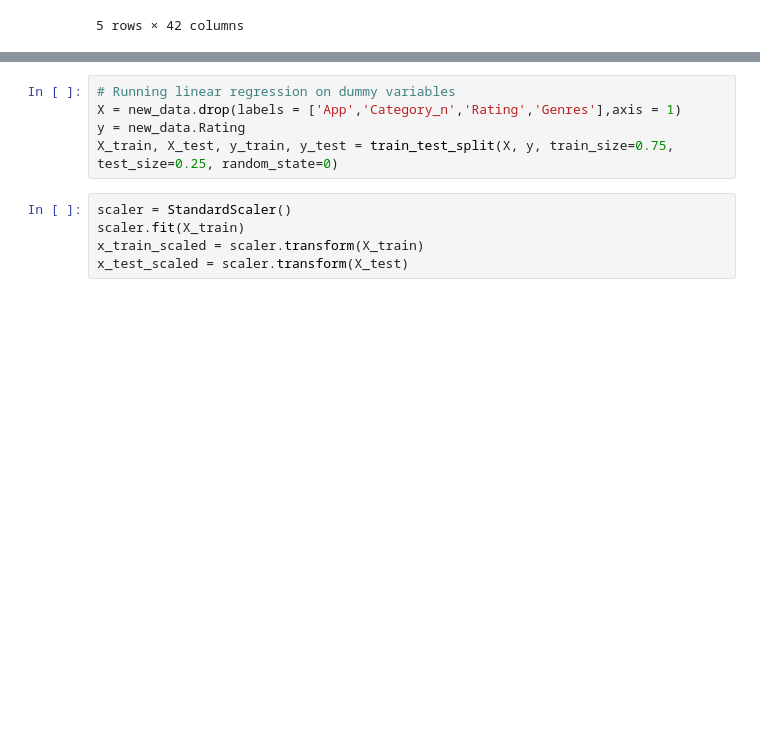
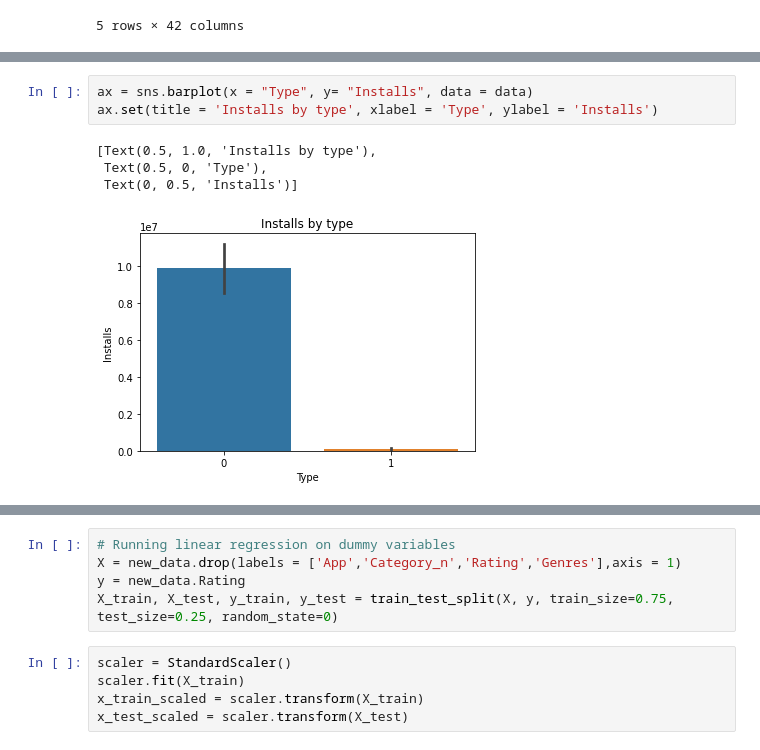
Before and after one commit to Sharat005/GooglePlaystoreAnalysis, a Jupyter notebook: PlaystoreAnalysis.ipynb, the cells around one changed output, grey strips where cells are left out. Saved outputs shown, nothing was run; the diff lists cells and outputs as text; blank space fills up the shorter version.

```diff
--- a/PlaystoreAnalysis.ipynb
+++ b/PlaystoreAnalysis.ipynb
@@ -304,0 +342,8 @@ new_data.head()
+# %%
+ax = sns.barplot(x = "Type", y= "Installs", data = data)
+ax.set(title = 'Installs by type', xlabel = 'Type', ylabel = 'Installs')
+# %% [output]
+[Text(0.5, 1.0, 'Installs by type'),
+ Text(0.5, 0, 'Type'),
+ Text(0, 0.5, 'Installs')]
+[figure, added]
```
Also changed, not shown: parts of 23 cells of this notebook.
